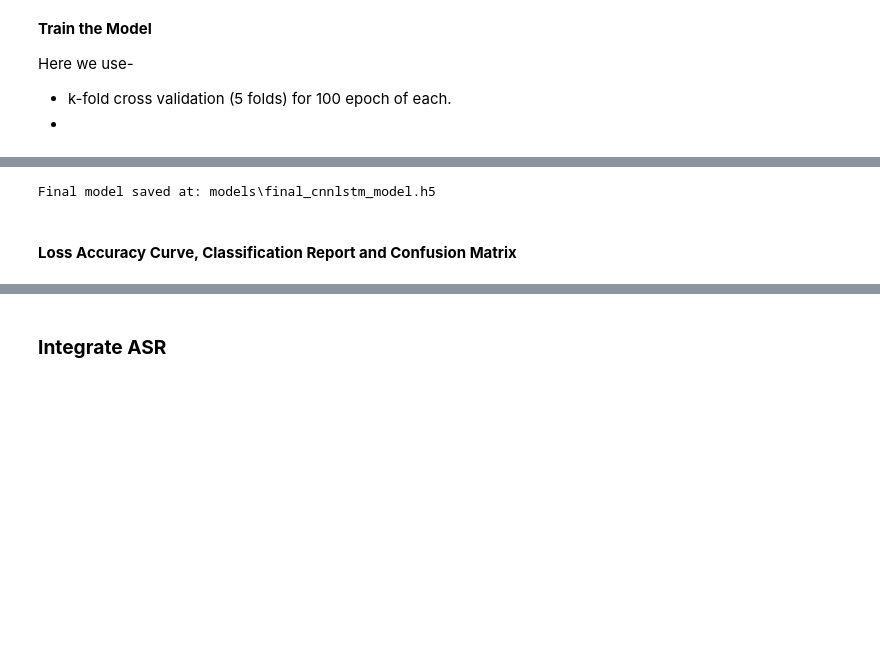
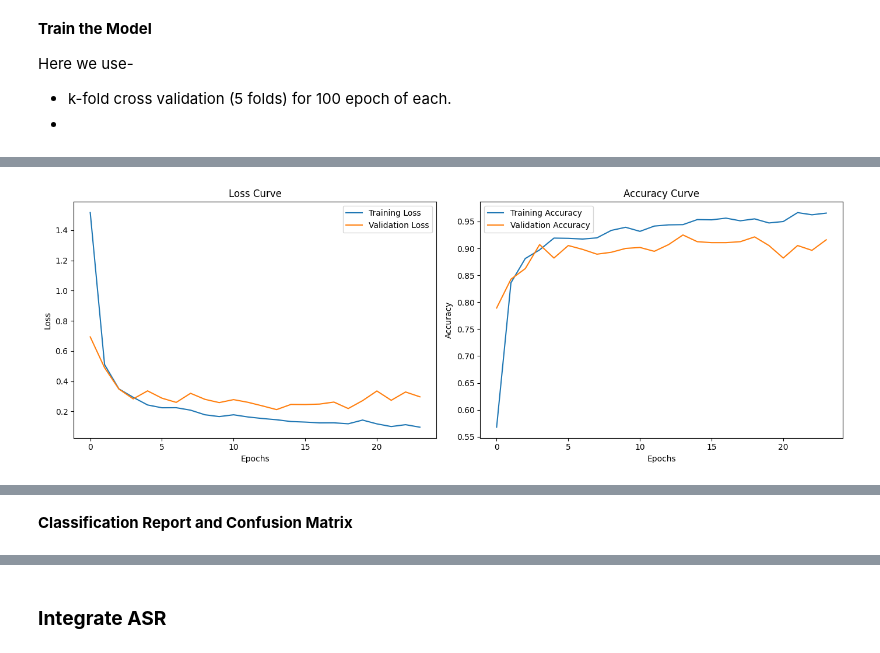
Before and after one commit to abs-sayem/stress_level_detection, a Jupyter notebook: emotion_score_stress_level_detection.ipynb, the cells around one changed output, grey strips where cells are left out. Saved outputs shown, nothing was run; the diff lists cells and outputs as text; code cells hidden in the pictures; blank space fills up the shorter version.

Commit message:
created loss and accuracy curve, classification report and confusion matrix and save images of these and saved new final trainded model1

```diff
--- a/emotion_score_stress_level_detection.ipynb
+++ b/emotion_score_stress_level_detection.ipynb
@@ -310,6 +310,7 @@ Here we use-
 from sklearn.model_selection import KFold
 from tensorflow.keras.utils import to_categorical
 from tensorflow.keras.callbacks import EarlyStopping
+import matplotlib.pyplot as plt
 import numpy as np
 import os
 
@@ -335,6 +336,7 @@ kf = KFold(n_splits=k_folds, shuffle=True, random_state=42)
 # Store results
 fold_accuracy = []
 fold_loss = []
+history_dict = {}  # Store history for each fold
 
 # K-Fold Training
 for fold, (train_idx, val_idx) in enumerate(kf.split(features)):
@@ -364,6 +366,7 @@ for fold, (train_idx, val_idx) in enumerate(kf.split(features)):
         callbacks=[early_stopping],  # Add EarlyStopping callback
         verbose=1
     )
+    history_dict[fold] = history.history  # Store training history
 
     # Evaluate the model
     loss, accuracy = model.evaluate(X_val, y_val, verbose=0)
@@ -371,35 +374,36 @@ for fold, (train_idx, val_idx) in enumerate(kf.split(features)):
     fold_loss.append(loss)
     print(f"Fold {fold + 1}: Loss = {loss:.4f}, Accuracy = {accuracy:.4f}")
 
+    # Only plot for the last fold (Fold 5)
+    if fold == k_folds - 1:
+        # Plot training and validation loss and accuracy curves for fold 5
+        plt.figure(figsize=(14, 5))
+
+        # Loss Curve
+        plt.subplot(1, 2, 1)
+        plt.plot(history.history["loss"], label="Training Loss")
+        plt.plot(history.history["val_loss"], label="Validation Loss")
+        plt.title("Loss Curve")
+        plt.xlabel("Epochs")
+        plt.ylabel("Loss")
+        plt.legend()
+
+        # Accuracy Curve
+        plt.subplot(1, 2, 2)
+        plt.plot(history.history["accuracy"], label="Training Accuracy")
+        plt.plot(history.history["val_accuracy"], label="Validation Accuracy")
+        plt.title("Accuracy Curve")
+        plt.xlabel("Epochs")
+        plt.ylabel("Accuracy")
+        plt.legend()
+
+        plt.tight_layout()
+        plt.show()
+
 # Final Cross-Validation Results
 print("\nCross-Validation Results:")
 print(f"Average Accuracy: {np.mean(fold_accuracy):.4f} ± {np.std(fold_accuracy):.4f}")
 print(f"Average Loss: {np.mean(fold_loss):.4f} ± {np.std(fold_loss):.4f}")
-
-# Train Final Model on All Data
-print("\nTraining Final Model on Entire Dataset...")
-final_model = create_cnn_lstm_model(input_shape=(features.shape[1], 1), num_classes=len(unique_labels))
-final_model.compile(optimizer="adam", loss="categorical_crossentropy", metrics=["accuracy"])
-
-# Train with Early Stopping
-early_stopping_final = EarlyStopping(
-    monitor="loss",  # Monitor training loss for the final model
-    patience=10,
-    restore_best_weights=True
-)
-
-history_final = final_model.fit(
-    features, y_categorical,
-    epochs=200,
-    batch_size=16,
-    callbacks=[early_stopping_final],
-    verbose=1
-)
-
-# Save the Final Model
-final_model_path = os.path.join(output_dir, "final_cnnlstm_model.h5")
-final_model.save(final_model_path)
-print(f"Final model saved at: {final_model_path}")
 # %% [output]
 Fold 1/5
 Epoch 1/200
@@ -420,0 +425 @@ Epoch 64/200
+[figure, added]
@@ -422,3 +429,2 @@ WARNING:absl:You are saving your model as an HDF5 file via `model.save()` or `ke
-Final model saved at: models\final_cnnlstm_model.h5
 # %% [markdown]
-#### **Loss Accuracy Curve, Classification Report and Confusion Matrix**
+**Classification Report and Confusion Matrix**
```
Also changed, not shown: parts of 3 cells of this notebook, 5 other files.
